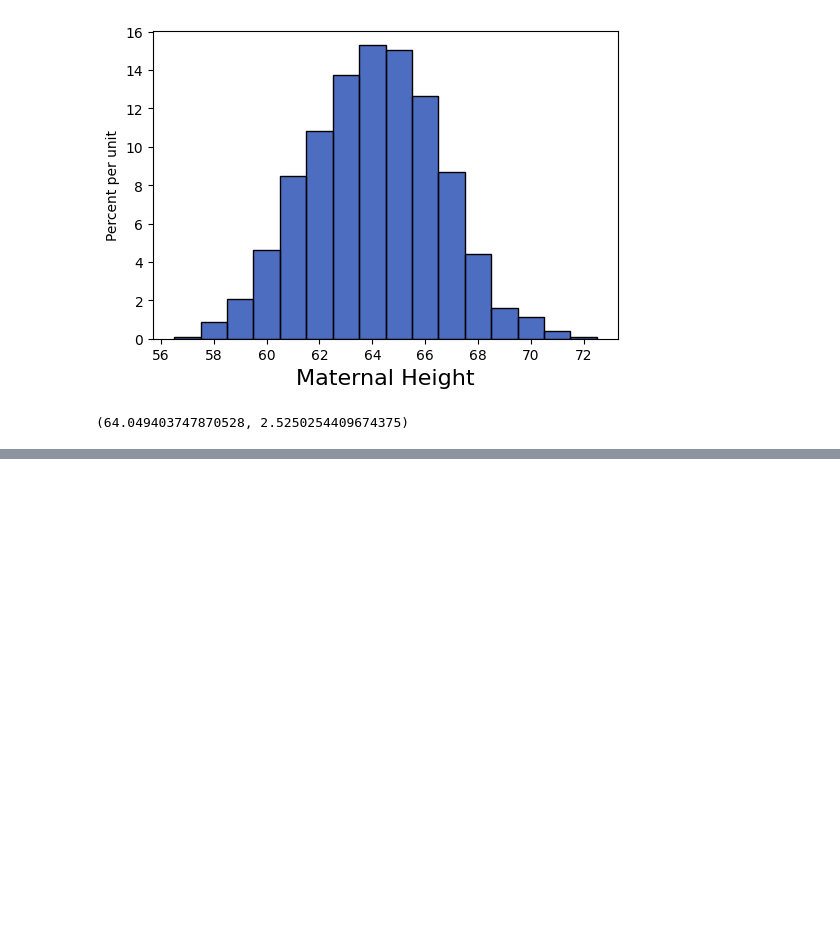
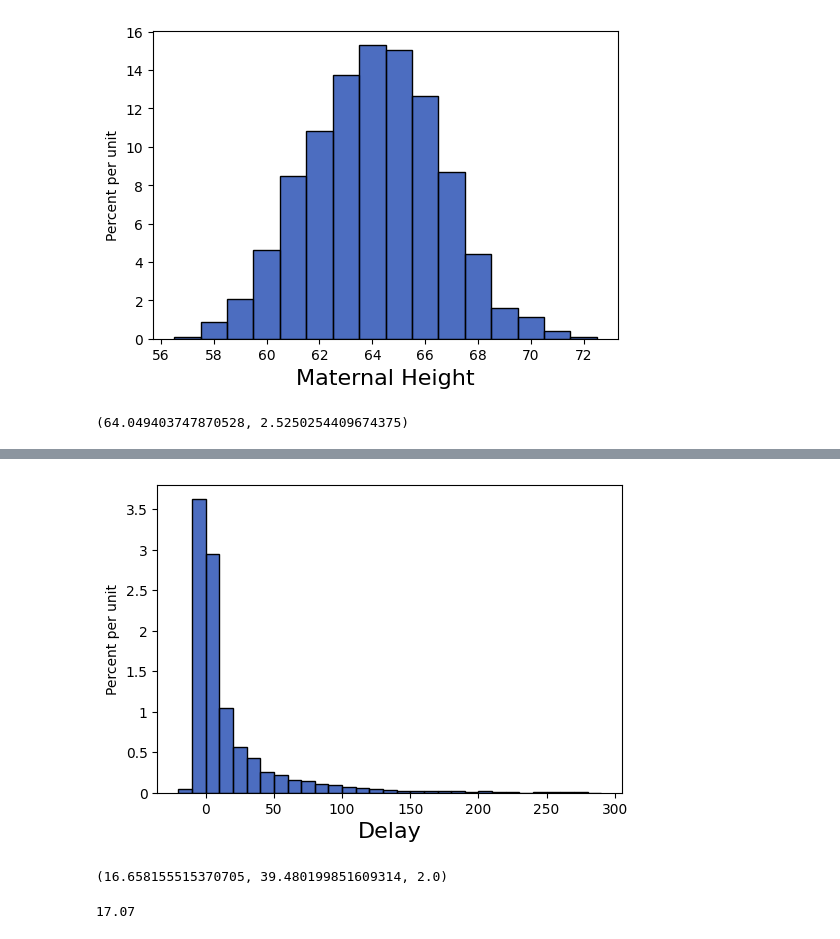
Before and after one commit to lochnes-007/Data8, a Jupyter notebook: 26-NormalDistribution.ipynb, the cells around one changed output, grey strips where cells are left out. Cells and saved outputs as stored; diff of their text form; code cells hidden in the pictures; blank space fills up the shorter version.

```diff
--- a/26-NormalDistribution.ipynb
+++ b/26-NormalDistribution.ipynb
@@ -15,3 +15,8 @@ heights = births.column("Maternal Height")
 np.mean(heights), np.std(heights)
 # %% [output]
 (64.049403747870528, 2.5250254409674375)
+# %%
+# Central Limit Theorem
+
+united = Table.read_table("united.csv")
+united.show(5)
@@ -17,0 +31,13 @@ np.mean(heights), np.std(heights)
+# %%
+united_bins = np.arange(-20, 300, 10)
+united.hist("Delay", bins=united_bins)
+# %% [output]
+[figure, added]
+# %%
+delays = united.column("Delay")
+delay_mean = np.mean(delays)
+delay_std = np.std(delays)
+delay_median = np.median(delays)
+delay_mean, delay_std, delay_median
+# %% [output]
+(16.658155515370705, 39.480199851609314, 2.0)
@@ -17,0 +48,4 @@ np.mean(heights), np.std(heights)
+# %%
+one_sample_mean(100)
+# %% [output]
+17.07
```
Also changed, not shown: parts of 13 cells of this notebook.
